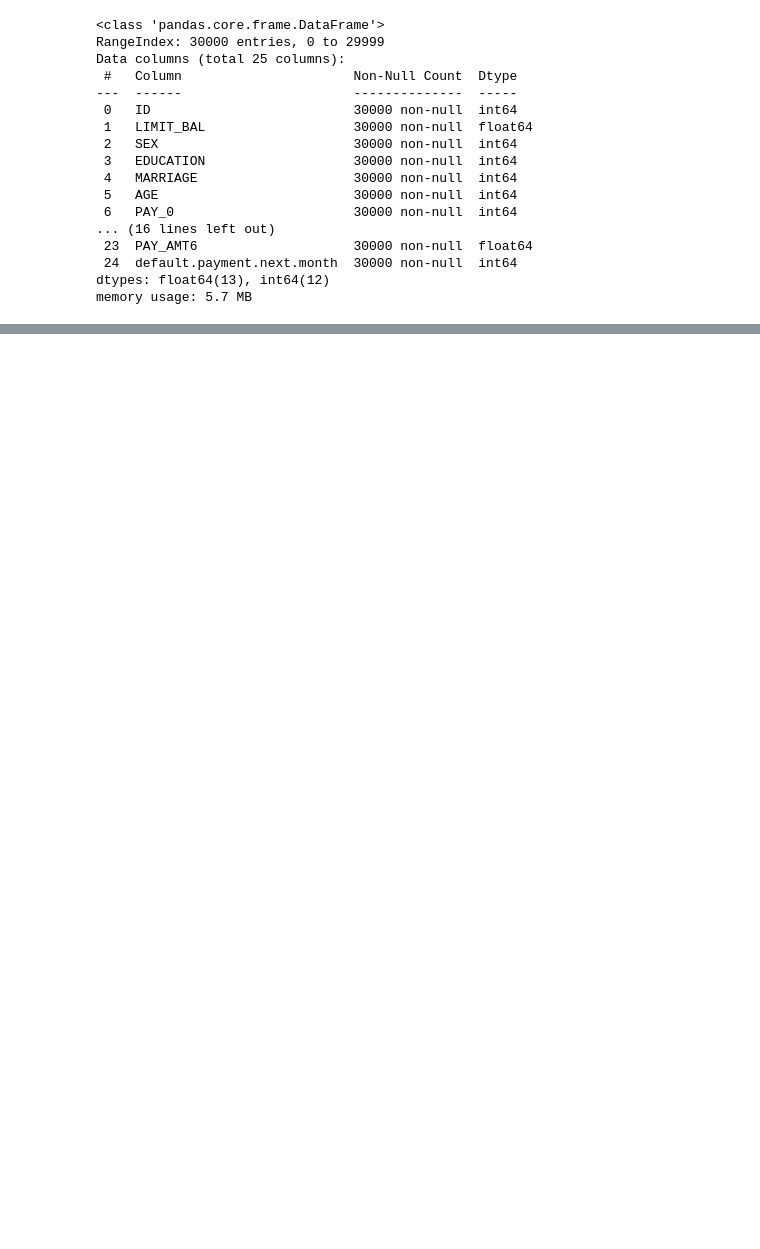
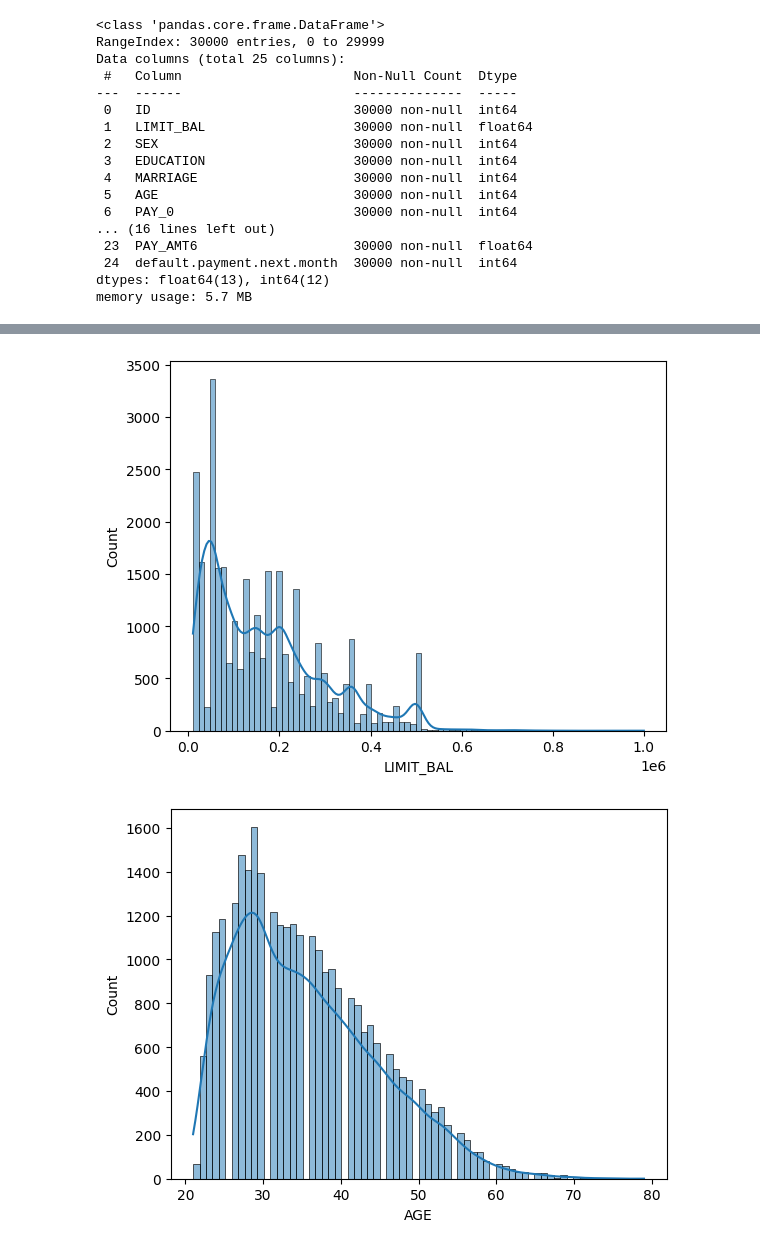
Before and after one commit to shaloy-lewis/credit-card-default-prediction, a Jupyter notebook: experiment/experiments.ipynb, the cells around one changed output, grey strips where cells are left out. Cells and saved outputs as stored; diff of their text form; code cells hidden in the pictures; blank space fills up the shorter version.

```diff
--- a/experiment/experiments.ipynb
+++ b/experiment/experiments.ipynb
@@ -40,0 +110,11 @@ memory usage: 5.7 MB
+# %%
+numeric_features = ['LIMIT_BAL', 'AGE', 'BILL_AMT1', 'BILL_AMT2', 'BILL_AMT3', 'BILL_AMT4', 'BILL_AMT5'
+                    , 'BILL_AMT6', 'PAY_AMT1', 'PAY_AMT2', 'PAY_AMT3', 'PAY_AMT4', 'PAY_AMT5', 'PAY_AMT6']
+ordinal_categorical_features = ['EDUCATION']
+binary_categorical_features = ['SEX']
+categorical_features = ['MARRIAGE', 'PAY_0', 'PAY_2', 'PAY_3', 'PAY_4', 'PAY_5', 'PAY_6']
+target_feature = ['default.payment.next.month']
+# %%
+for i in categorical_features + binary_categorical_features + ordinal_categorical_features:
+    print(df[i].value_counts())
+    print('--'*50)
@@ -40,0 +168,7 @@ memory usage: 5.7 MB
+# %%
+for i in numeric_features:
+    sns.histplot(data=df,x=i,kde=True)
+    plt.show()
+# %% [output]
+[figure, added]
+[figure, added]
```
Also changed, not shown: parts of 31 cells of this notebook.
